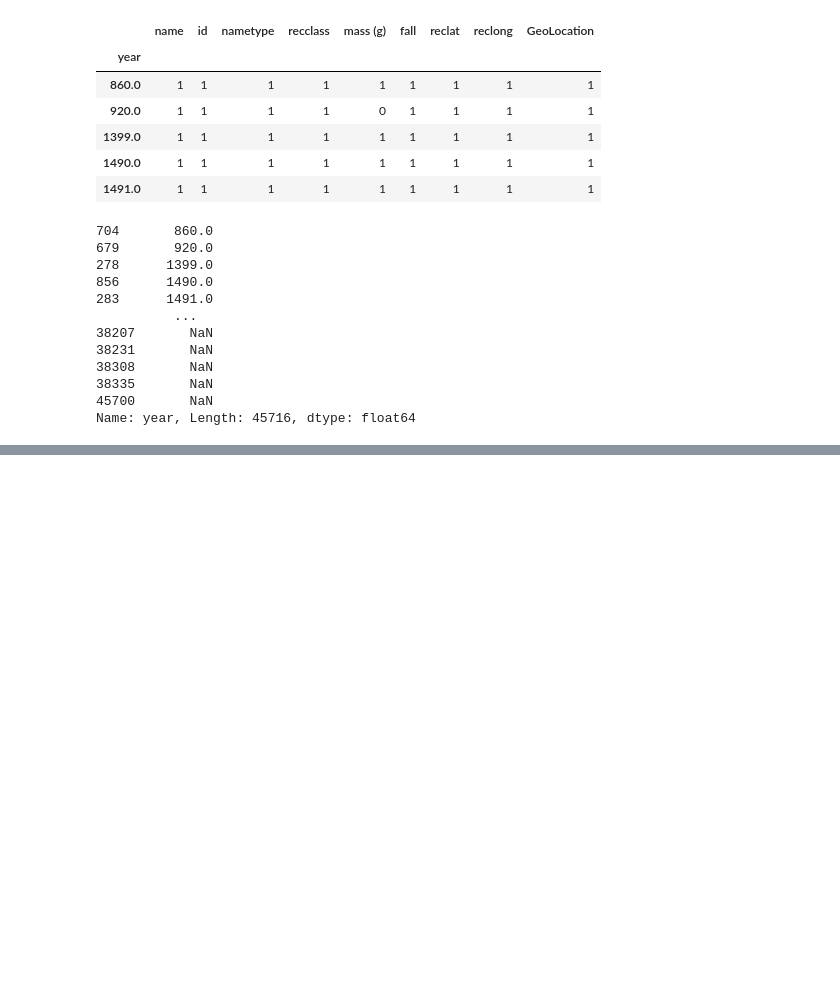
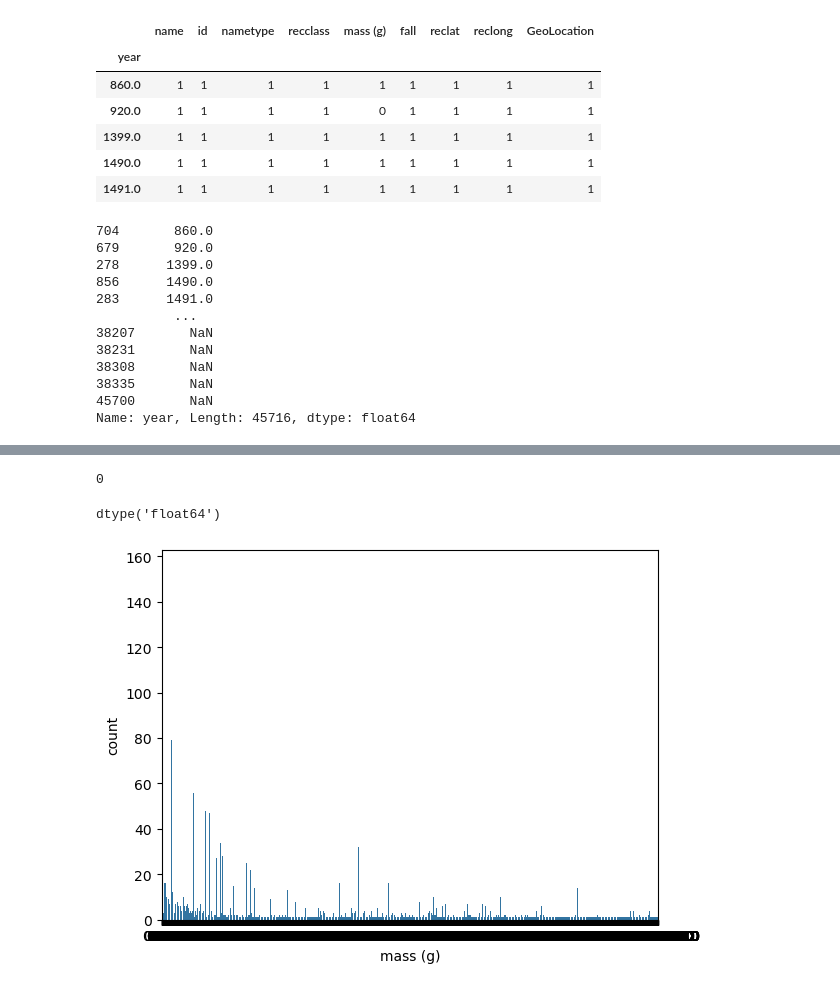
Before and after one commit to kbutler762/meteoriteData, a Jupyter notebook: Meteorites.ipynb, the cells around one changed output, grey strips where cells are left out. Drawn from its saved outputs; the diff is of its cells as text; code cells hidden in the pictures; blank space fills up the shorter version.

Commit message:
Add files via upload
Visualizing data

```diff
--- a/Meteorites.ipynb
+++ b/Meteorites.ipynb
@@ -49,0 +77,3 @@ Name: year, Length: 45716, dtype: float64
+# %%
+#Drop rows containing missing values
+meteorite_data = meteorite_data.dropna()
@@ -49,0 +100,10 @@ Name: year, Length: 45716, dtype: float64
+# %%
+#investigate for duplicates
+meteorite_data.duplicated().sum()
+# %% [output]
+0
+# %%
+#PRovides data type for year column
+meteorite_data["year"].dtype
+# %% [output]
+dtype('float64')
@@ -49,0 +114,6 @@ Name: year, Length: 45716, dtype: float64
+# %%
+#Setting up a plot of the mass distribution
+sn.countplot(x='mass (g)', data = meteorite_data)
+plt.show()
+# %% [output]
+[figure, added]
```
Also changed, not shown: parts of 16 cells of this notebook.
